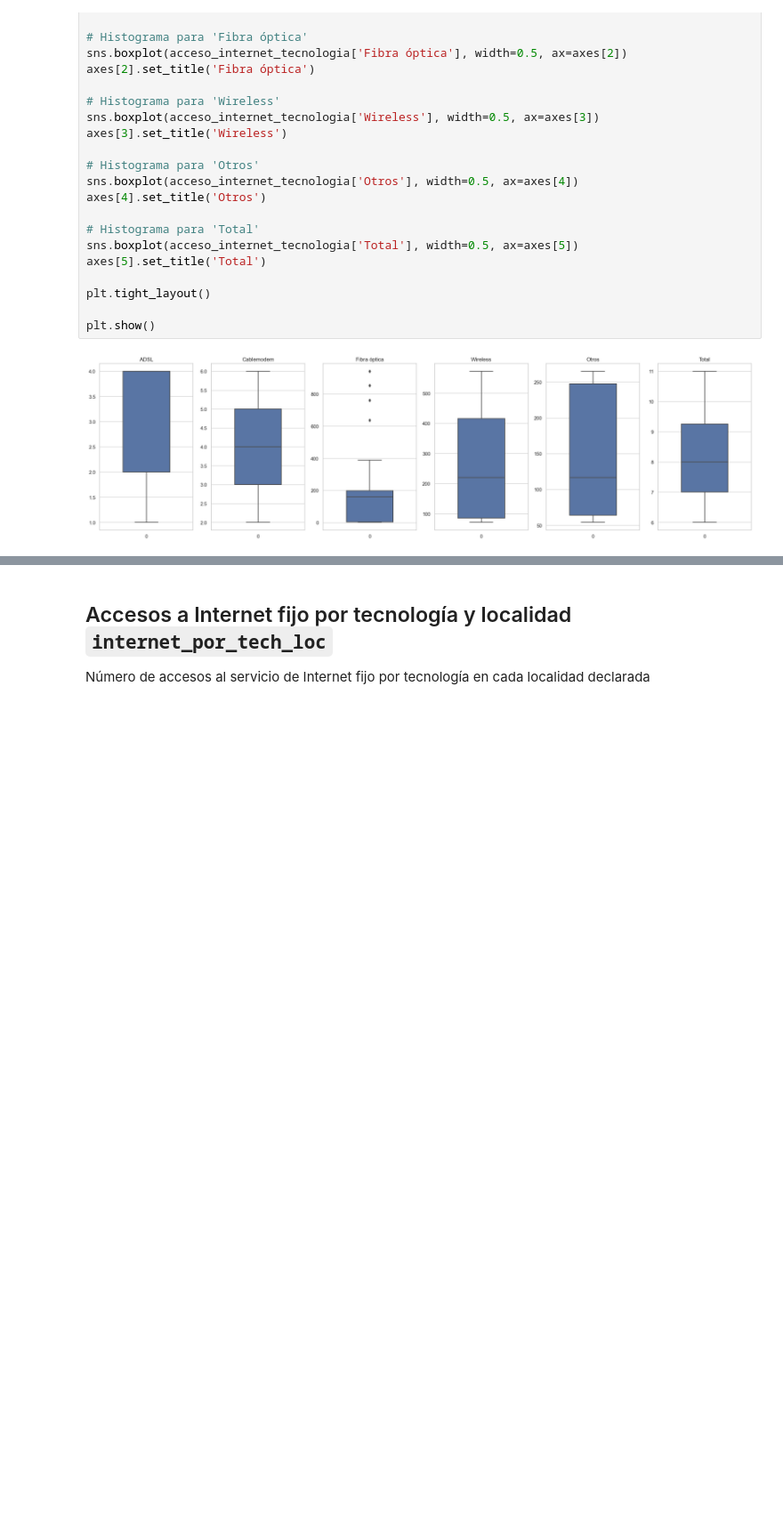
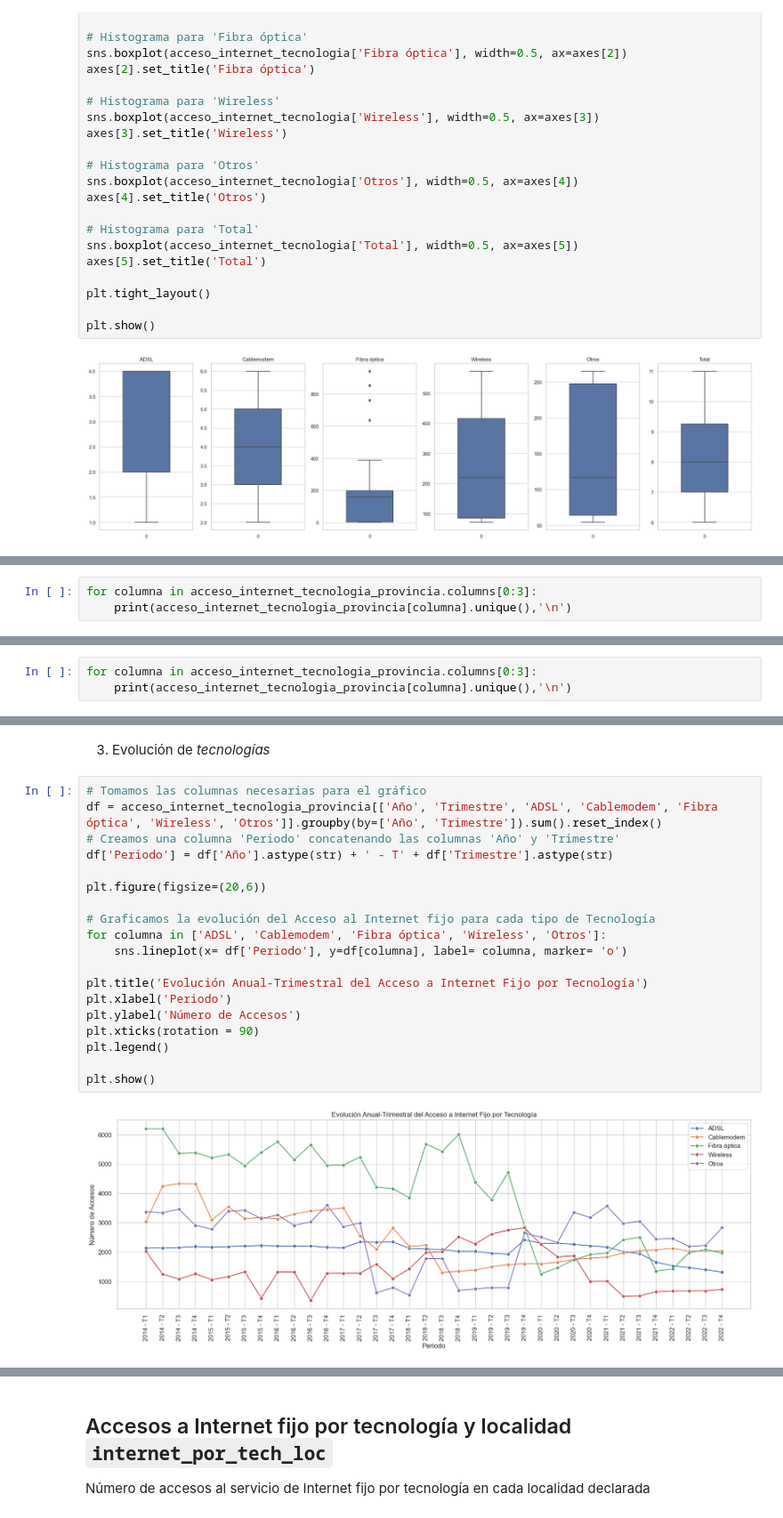
Before and after one commit to PedroLiLL/Telecommunications-Data-Analysis, a Jupyter notebook: EDA.ipynb, the cells around one changed output, grey strips where cells are left out. Shown at 89% size. Saved outputs shown, nothing was run; the diff lists cells and outputs as text; blank space fills up the shorter version.

```diff
--- a/EDA.ipynb
+++ b/EDA.ipynb
@@ -771,0 +813,3 @@ plt.show()
+# %%
+for columna in acceso_internet_tecnologia_provincia.columns[0:3]:
+    print(acceso_internet_tecnologia_provincia[columna].unique(),'\n')
@@ -771,0 +831,3 @@ plt.show()
+# %%
+for columna in acceso_internet_tecnologia_provincia.columns[0:3]:
+    print(acceso_internet_tecnologia_provincia[columna].unique(),'\n')
@@ -771,0 +965,23 @@ plt.show()
+# %% [markdown]
+3. Evolución de *tecnologías*
+# %%
+# Tomamos las columnas necesarias para el gráfico
+df = acceso_internet_tecnologia_provincia[['Año', 'Trimestre', 'ADSL', 'Cablemodem', 'Fibra óptica', 'Wireless', 'Otros']].groupby(by=['Año', 'Trimestre']).sum().reset_index()
+# Creamos una columna 'Periodo' concatenando las columnas 'Año' y 'Trimestre'
+df['Periodo'] = df['Año'].astype(str) + ' - T' + df['Trimestre'].astype(str)
+
+plt.figure(figsize=(20,6))
+
+# Graficamos la evolución del Acceso al Internet fijo para cada tipo de Tecnología
+for columna in ['ADSL', 'Cablemodem', 'Fibra óptica', 'Wireless', 'Otros']:
+    sns.lineplot(x= df['Periodo'], y=df[columna], label= columna, marker= 'o')
+
+plt.title('Evolución Anual-Trimestral del Acceso a Internet Fijo por Tecnología')
+plt.xlabel('Periodo')
+plt.ylabel('Número de Accesos')
+plt.xticks(rotation = 90)
+plt.legend()
+
+plt.show()
+# %% [output]
+[figure, added]
```
Also changed, not shown: parts of 41 cells of this notebook, 1 other file.
